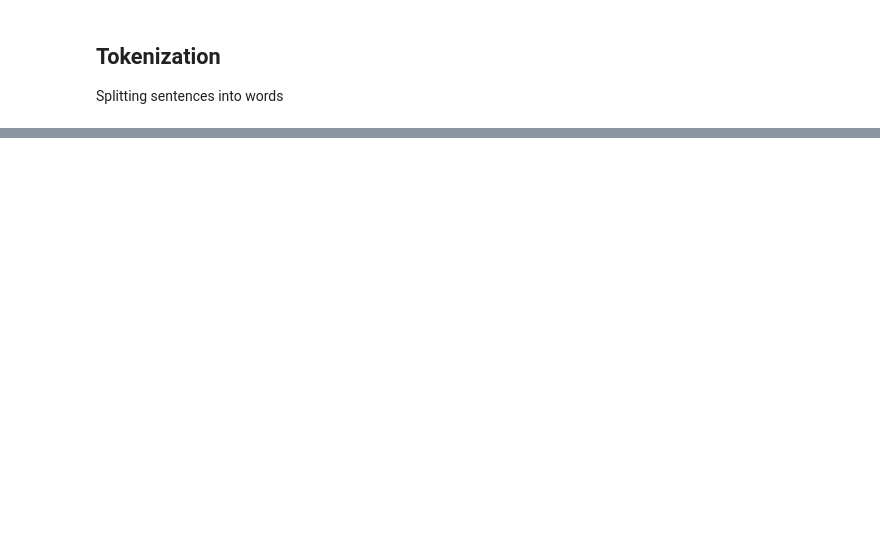
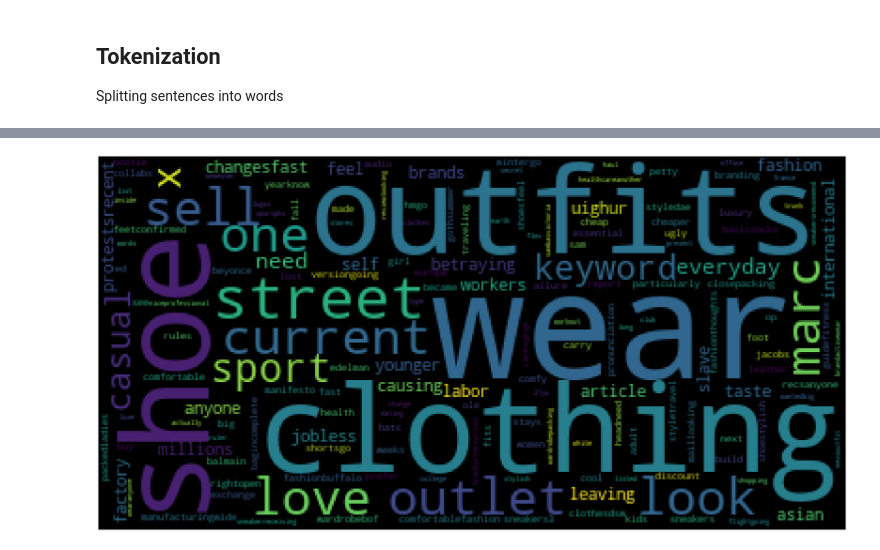
Before and after one commit to KarinaLopez19/snub_the_pearl, a Jupyter notebook: scripts/preprocessing/preprocessing_nlp_text.ipynb, the cells around one changed output, grey strips where cells are left out. Cells and saved outputs as stored; diff of their text form; code cells hidden in the pictures; blank space fills up the shorter version.

```diff
--- a/scripts/preprocessing/preprocessing_nlp_text.ipynb
+++ b/scripts/preprocessing/preprocessing_nlp_text.ipynb
@@ -204,0 +464,5 @@ https://stackoverflow.com/questions/55934510/fastest-way-to-replace-part-of-a-st
+# %%
+adidas_wc = WordCloud().generate(''.join(adidas_df['title_preprocessed']))
+plot_cloud(adidas_wc)
+# %% [output]
+[figure, added]
```
Also changed, not shown: parts of 62 cells of this notebook.
